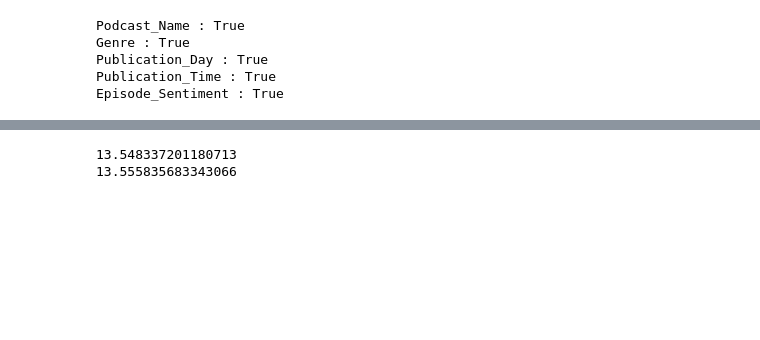
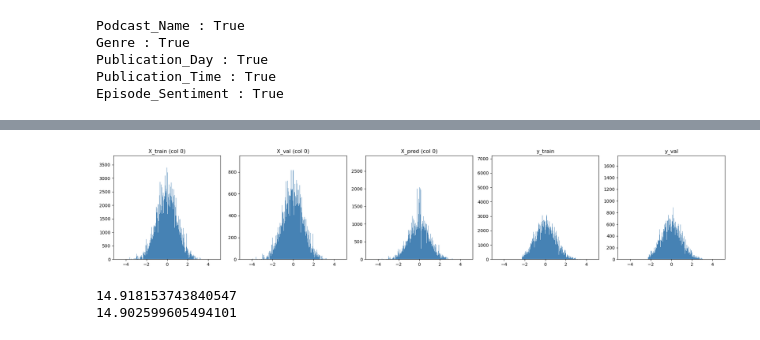
Before and after one commit to AndaCondaa/AI_Competition, a Jupyter notebook: Kaggle_Podcast/Podcast.ipynb, the cells around one changed output, grey strips where cells are left out. Drawn from its saved outputs; the diff is of its cells as text; code cells hidden in the pictures; blank space fills up the shorter version.

```diff
--- a/Kaggle_Podcast/Podcast.ipynb
+++ b/Kaggle_Podcast/Podcast.ipynb
@@ -160,23 +191,65 @@ y_val_actual = y_scaler.inverse_transform(y_val.reshape(-1, 1)).ravel()
+# %%
+# Normalize
+X_scaler = QuantileTransformer(
+    n_quantiles=10000,
+    output_distribution='normal',
+)
+y_scaler = QuantileTransformer(
+    n_quantiles=10000,
+    output_distribution='normal',
+)
+
+X_scaler.fit(X_train)
+X_train_scaled = X_scaler.transform(X_train)
+X_val_scaled = X_scaler.transform(X_val)
+X_pred_scaled = X_scaler.transform(X_pred)
+
+y_scaler.fit(y_train.reshape(-1, 1))
+y_train_scaled = y_scaler.transform(y_train.reshape(-1, 1)).ravel()
+y_val_scaled = y_scaler.transform(y_val.reshape(-1, 1)).ravel()
+
+# Check Normalize
+data_list = [
+    X_train_scaled[:, 0],
+    X_val_scaled[:, 0],
+    X_pred_scaled[:, 0],
+    y_train_scaled,
+    y_val_scaled
+]
+
+titles = ['X_train (col 0)', 'X_val (col 0)', 'X_pred (col 0)', 'y_train', 'y_val']
+
+fig, axes = plt.subplots(1, 5, figsize=(20, 4))
+
+for i in range(5):
+    axes[i].hist(data_list[i], bins=1000, color='steelblue')
+    axes[i].set_title(titles[i])
+    axes[i].set_xlim(min(data_list[i]), max(data_list[i]))  # x축 범위 고정 (optional)
+
+plt.tight_layout()
+plt.show()
+# %% [output]
+[figure, added]
 # %%
 mlp = MLPRegressor(
     solver='adam',
     activation='tanh',
-    hidden_layer_sizes=[200, 200, 200],
-    max_iter=1000,
+    hidden_layer_sizes=[300, 300, 300],
+    max_iter=5000,
     early_stopping=True,
-    tol=1e-4,
-    n_iter_no_change=10,
+    tol=1e-5,
+    n_iter_no_change=50,
     validation_fraction=0.1,
     learning_rate='adaptive',
     learning_rate_init=0.01,
     alpha=0.1,
 )
-mlp.fit(X_train, y_train)
+mlp.fit(X_train_scaled, y_train_scaled)
 
-pred_train = y_scaler.inverse_transform(mlp.predict(X_train).reshape(-1, 1)).ravel()
-pred_val = y_scaler.inverse_transform(mlp.predict(X_val).reshape(-1, 1)).ravel()
-print(np.sqrt(mean_squared_error(y_train_actual, pred_train)))
-print(np.sqrt(mean_squared_error(y_val_actual, pred_val)))
+y_train_pred = y_scaler.inverse_transform(mlp.predict(X_train_scaled).reshape(-1, 1)).ravel()
+y_val_pred = y_scaler.inverse_transform(mlp.predict(X_val_scaled).reshape(-1, 1)).ravel()
+print(np.sqrt(mean_squared_error(y_train, y_train_pred)))
+print(np.sqrt(mean_squared_error(y_val, y_val_pred)))
 # %% [output]
-13.548337201180713
-13.555835683343066
+14.918153743840547
+14.902599605494101
```
Also changed, not shown: parts of 8 cells of this notebook, 1 other file.
